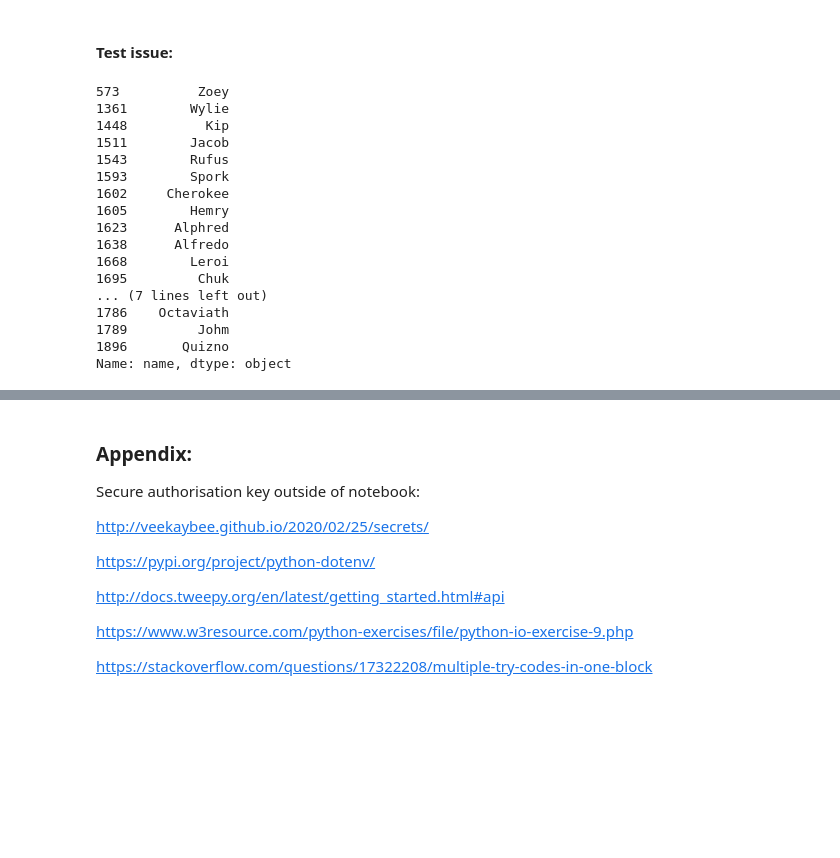
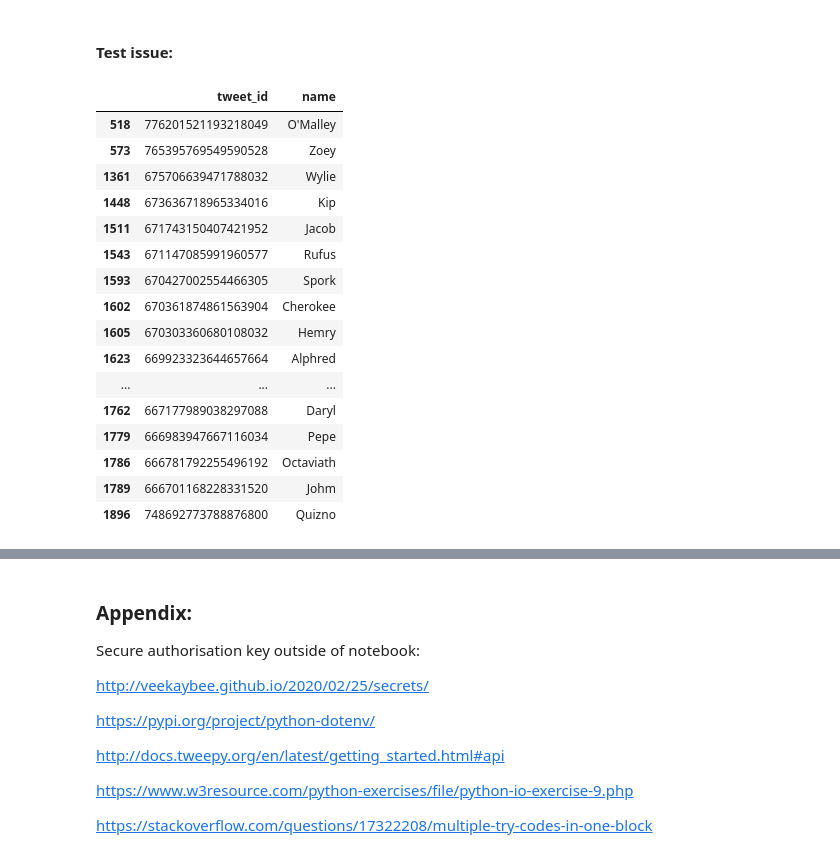
Before and after one commit to ChrisShuttle/Udacity_DAND_Project4_DataWrangling, a Jupyter notebook: project4_twitter_data_wrangling_and_analysis.ipynb, the cells around one changed output, grey strips where cells are left out. Saved outputs shown, nothing was run; the diff lists cells and outputs as text; code cells hidden in the pictures; blank space fills up the shorter version.

```diff
--- a/project4_twitter_data_wrangling_and_analysis.ipynb
+++ b/project4_twitter_data_wrangling_and_analysis.ipynb
@@ -1075,7 +1076,6 @@ df_ta[['tweet_id','text', 'rating_numerator']].query('rating_numerator > 15')
 #use tweet_id
 df_ta.loc[37,'rating_numerator'] = 13.5
 df_ta.loc[45,'rating_numerator'] = 13
-df_ta.loc[140,'rating_numerator'] = np.nan
 df_ta.loc[230,'rating_numerator'] = 13
 df_ta.loc[276,'rating_numerator'] = 9.75
 df_ta.loc[358,'rating_numerator'] = np.nan
@@ -1123,6 +1123,7 @@ df_ta.loc[1161, 'rating_denominator'] = np.nan
 df_ta.loc[1206, 'rating_denominator'] = 10
 df_ta.loc[1810, 'rating_denominator'] = 10
 df_ta.loc[358, 'rating_denominator'] = np.nan
+df_ta.loc[1207, 'rating_denominator'] = np.nan
 # %%
 df_ta[['text', 'rating_numerator']].query('rating_numerator < 8');
 #some of the lower values where picked up wrongly. These updates have been added above
@@ -1393,30 +1411,34 @@ update_name_dict= {748692773788876800:'Quizno',
 # %%
 for k, v in update_name_dict.items():
     df_ta.name = df_ta['name'].mask(df_ta['tweet_id'] == k, v)
+# %%
+##Replace all dog names that start with a lower letter with None.
+#df_ta.query('name in @invalid_dog_name').name.count()
+
+df_ta.name = df_ta.name.apply(lambda i: None if i in invalid_dog_name else i)
+
+##convert None text values to None values
+df_ta.name = df_ta.name.apply(lambda i: None if i == 'None' else i)
 # %% [markdown]
 #### Test issue:
 # %%
 tweet_ids_updated = list(update_name_dict.keys())
-df_ta.query('tweet_id in @tweet_ids_updated').name
-
-#values = a_dictionary. values() Retrieve dictionary values.
-#values_list = list(values) Convert to list.
-#print(values_list)
+df_ta[['tweet_id', 'name']].query('tweet_id in @tweet_ids_updated')
 # %% [output]
-573          Zoey
-1361        Wylie
-1448          Kip
-1511        Jacob
-1543        Rufus
-1593        Spork
-1602     Cherokee
-1605        Hemry
-1623      Alphred
-1638      Alfredo
-1668        Leroi
-1695         Chuk
-... (7 lines left out)
-1786    Octaviath
-1789         Johm
-1896       Quizno
-Name: name, dtype: object
+|  | tweet_id | name |
+| 518 | 776201521193218049 | O'Malley |
+| 573 | 765395769549590528 | Zoey |
+| 1361 | 675706639471788032 | Wylie |
+| 1448 | 673636718965334016 | Kip |
+| 1511 | 671743150407421952 | Jacob |
+| 1543 | 671147085991960577 | Rufus |
+| 1593 | 670427002554466305 | Spork |
+| 1602 | 670361874861563904 | Cherokee |
+| 1605 | 670303360680108032 | Hemry |
+| 1623 | 669923323644657664 | Alphred |
+| ... | ... | ... |
+| 1762 | 667177989038297088 | Daryl |
+| 1779 | 666983947667116034 | Pepe |
+| 1786 | 666781792255496192 | Octaviath |
+| 1789 | 666701168228331520 | Johm |
+| 1896 | 748692773788876800 | Quizno |
```
Also changed, not shown: parts of 12 cells of this notebook.
